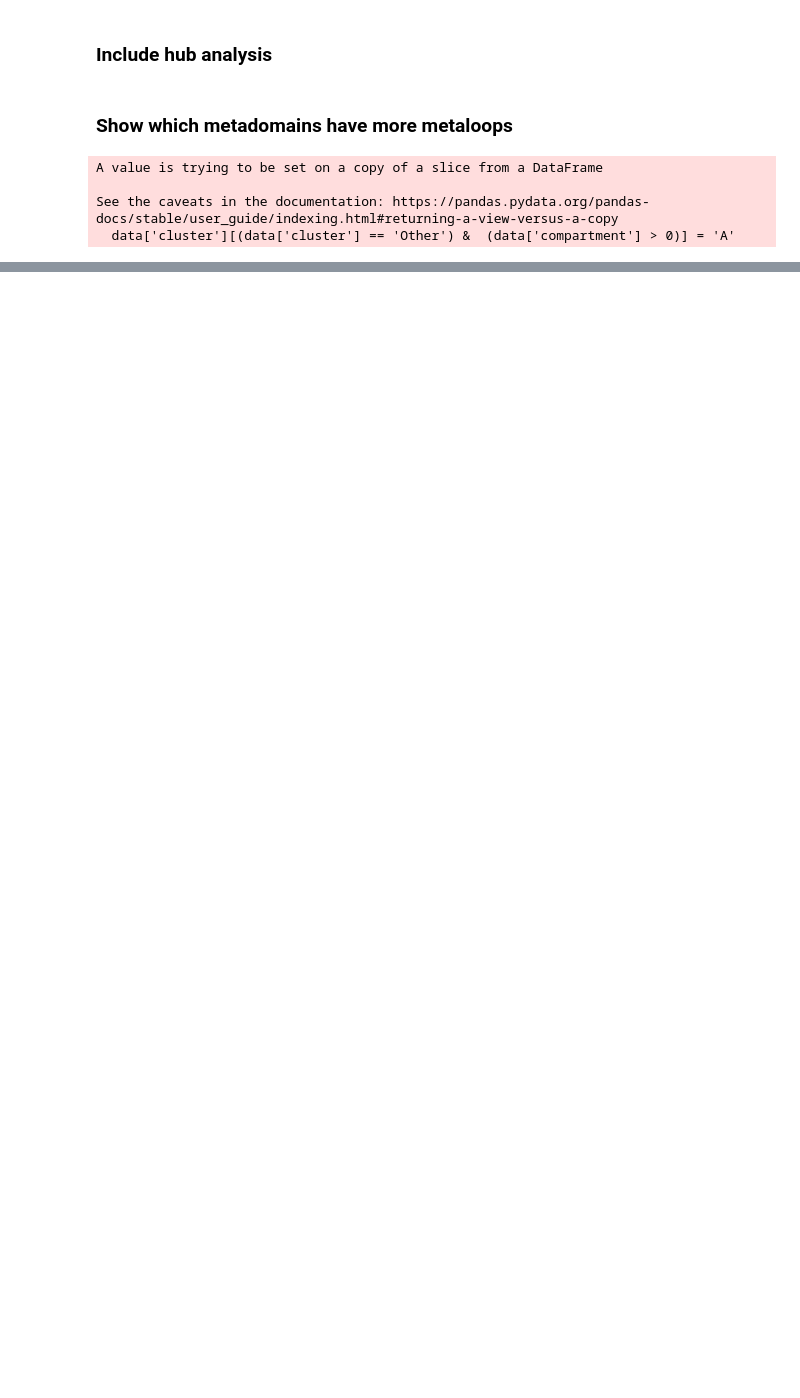
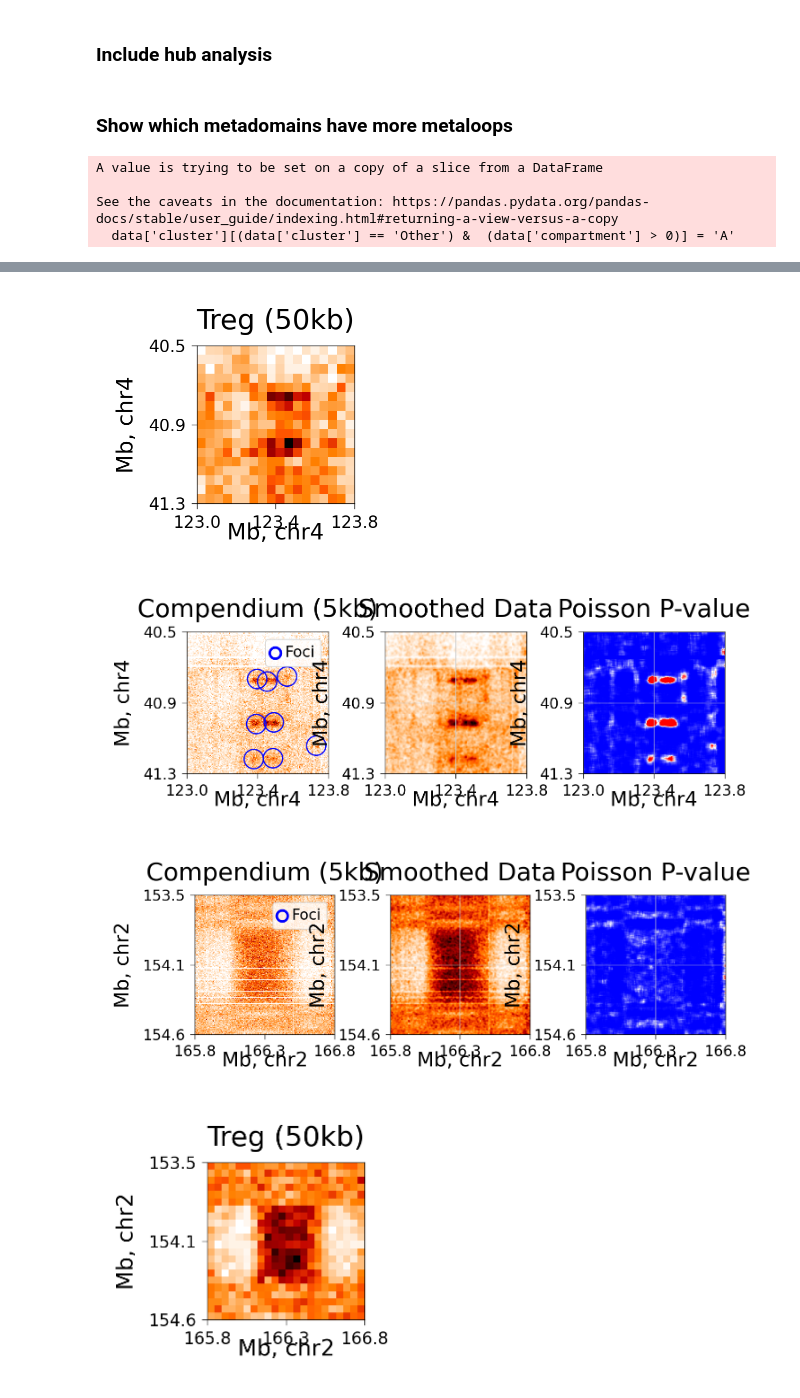
Before and after one commit to pritykinlab/metadomain_paper, a Jupyter notebook: hic_compendium_analysis/Final_Metaloops_Analyze.ipynb, the cells around one changed output, grey strips where cells are left out. Drawn from its saved outputs; the diff is of its cells as text; code cells hidden in the pictures; blank space fills up the shorter version.

```diff
--- a/hic_compendium_analysis/Final_Metaloops_Analyze.ipynb
+++ b/hic_compendium_analysis/Final_Metaloops_Analyze.ipynb
@@ -620,7 +643,9 @@ add_stat_annotation(plt.gca(), data, 'metaloops_per_metadomain', 'cluster', orde
 from plotting_functions import *
 from get_focal_contacts_with_peak_prominence_refine import *
 
-def make_figure_5e_f():
+def make_figure_6e_f():
+    coolfile = cooler.Cooler('./Treg_all.mcool::/resolutions/50000')
+
     _2 = plot_from_cooler_and_anchors(coolfile,
                                   ['4', 40750000, 41000000],
                                   ['4', 123250000+150_00, 123500000+150_00],
@@ -635,7 +660,6 @@ def make_figure_5e_f():
                                   extend_by=300_000,
                                   logp_co=15, s = 60, linewidth = .5,
                                   fgsz=(20*mm, 20*mm));
-    coolfile = cooler.Cooler('./Treg_all.mcool::/resolutions/50000')
 
     _[0].axes[0].grid(False)
     _[0].savefig('./plots/FINAL_MEGA_PLOTS/active1_active1_zoom.pdf', bbox_inches='tight')
@@ -657,3 +681,10 @@ def make_figure_5e_f():
     plt.grid(False)
     plt.title('Treg (50kb)')
     _2.savefig('./plots/FINAL_MEGA_PLOTS/repr_repr.pdf', bbox_inches='tight', dpi=200)
+# %%
+make_figure_6e_f()
+# %% [output]
+[figure, added]
+[figure, added]
+[figure, added]
+[figure, added]
```
Also changed, not shown: parts of 11 cells of this notebook, 11 other files.
